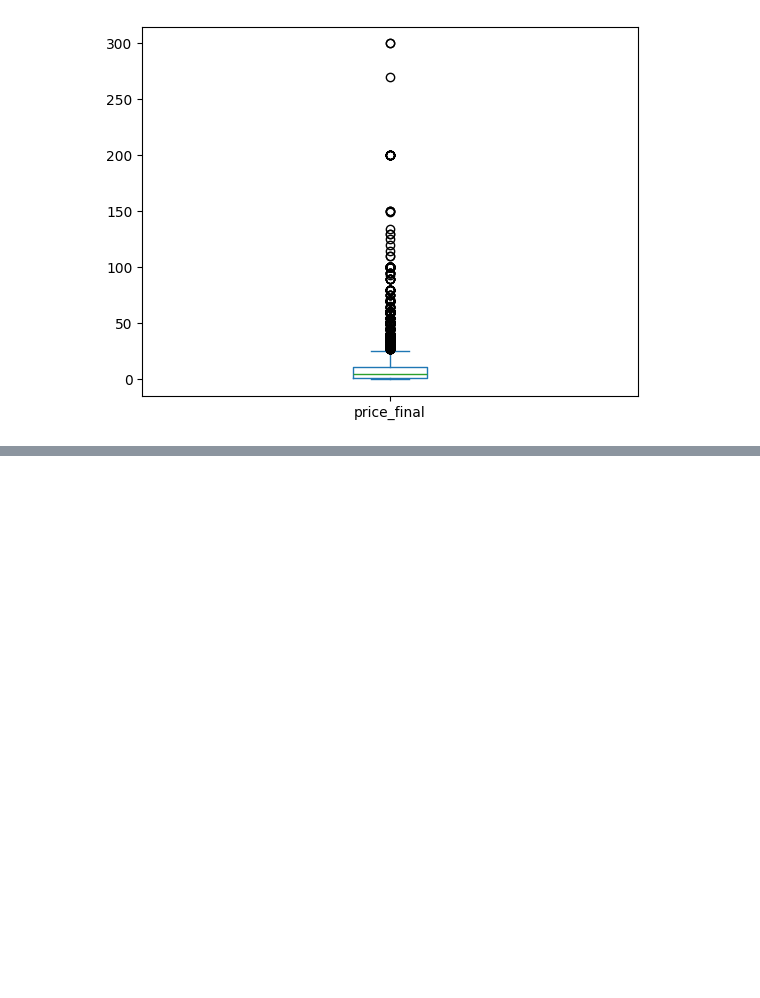
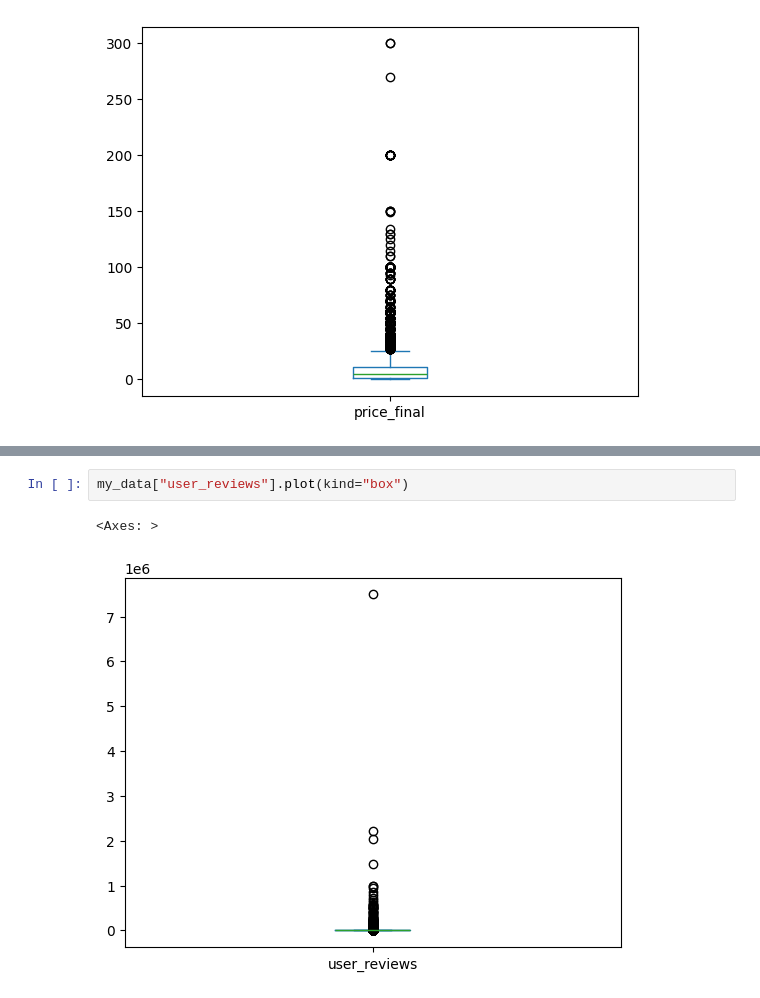
Before and after one commit to oldmartijntje/avans1.4-portfolio, a Jupyter notebook: assignment 6.ipynb, the cells around one changed output, grey strips where cells are left out. Drawn from its saved outputs; the diff is of its cells as text; blank space fills up the shorter version.

```diff
--- a/assignment 6.ipynb
+++ b/assignment 6.ipynb
@@ -155,0 +187,5 @@ my_data["price_final"].plot(kind="box")
+# %%
+my_data["user_reviews"].plot(kind="box")
+# %% [output]
+<Axes: >
+[figure, added]
```
Also changed, not shown: parts of 15 cells of this notebook, 2 other files.
